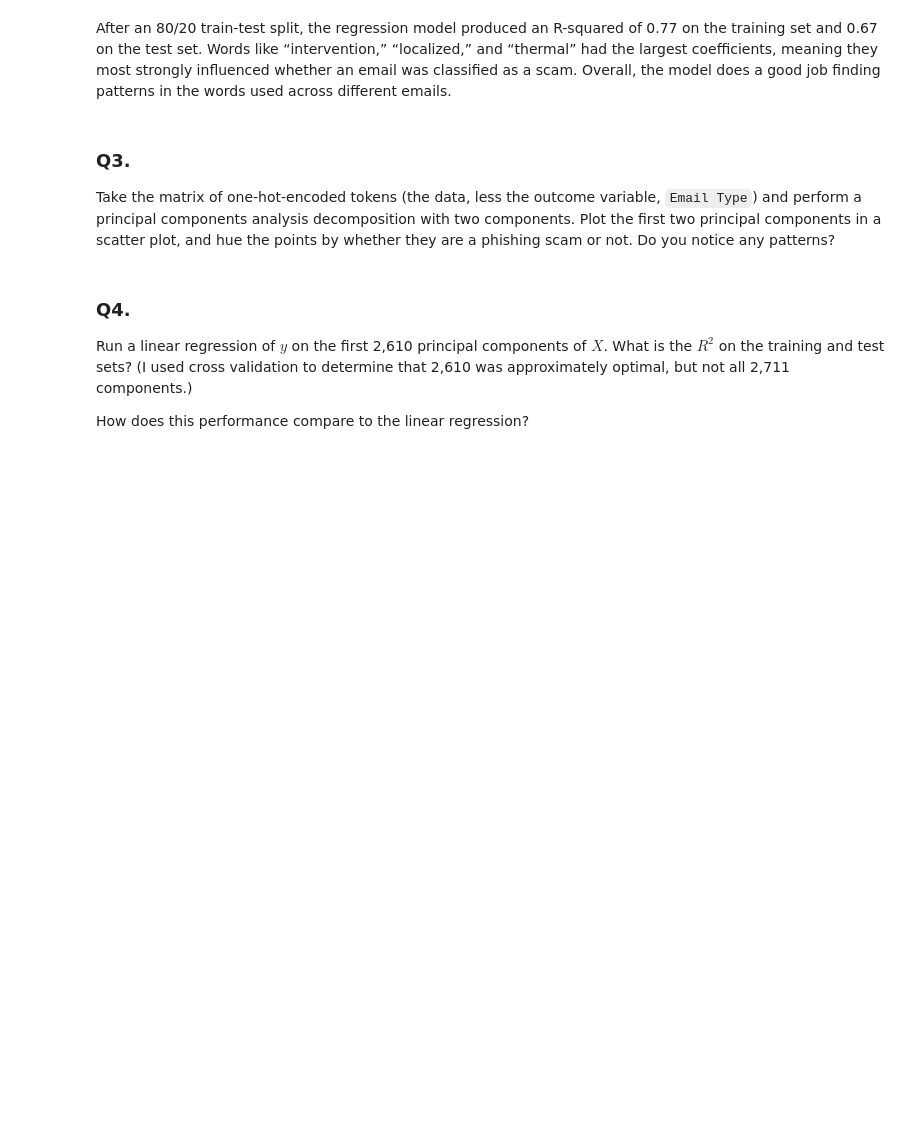
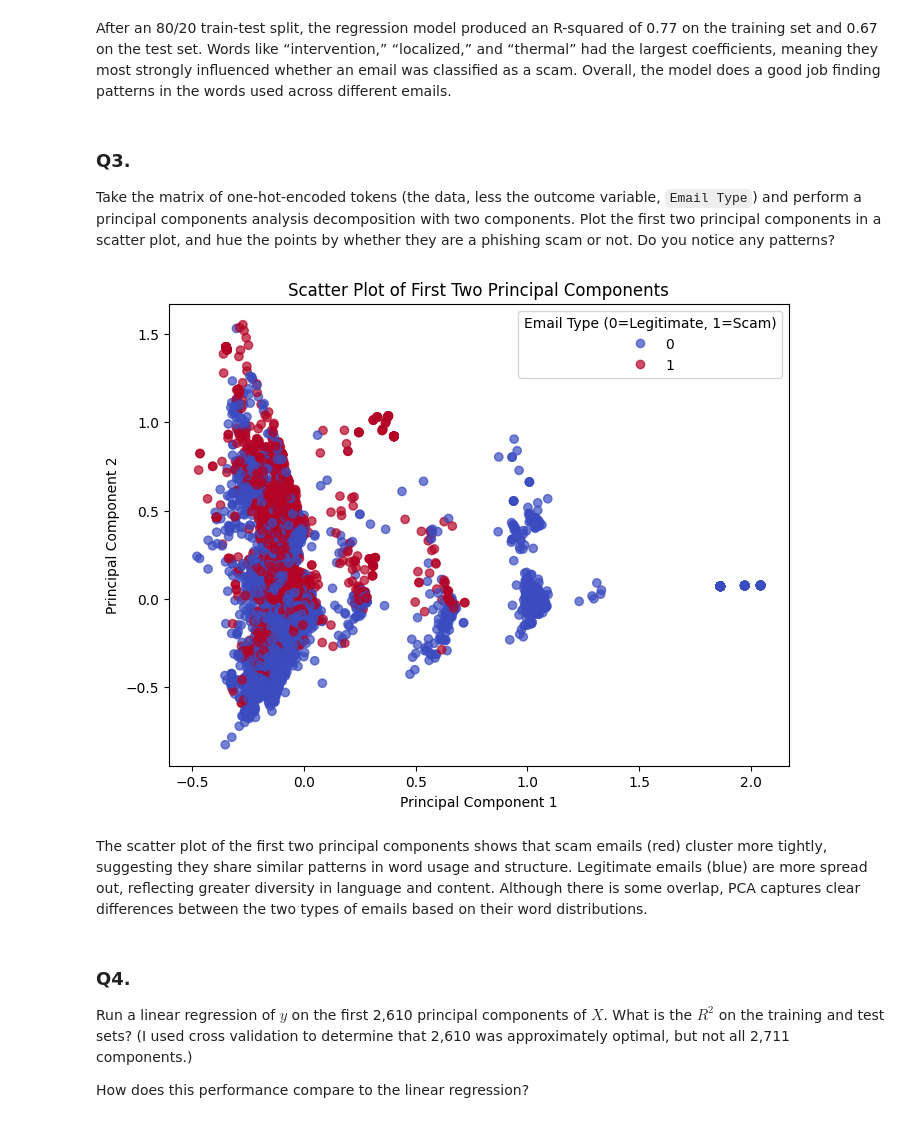
Before and after one commit to emilyfriedman8/pca_assignment, a Jupyter notebook: assignment.ipynb, the cells around one changed output. Drawn from its saved outputs; the diff is of its cells as text; code cells hidden in the pictures; blank space fills up the shorter version.

```diff
--- a/assignment.ipynb
+++ b/assignment.ipynb
@@ -101,6 +101,36 @@ After an 80/20 train-test split, the regression model produced an R-squared of 0
 ### Q3.
 
 Take the matrix of one-hot-encoded tokens (the data, less the outcome variable, `Email Type`) and perform a principal components analysis decomposition with two components. Plot the first two principal components in a scatter plot, and hue the points by whether they are a phishing scam or not. Do you notice any patterns?
+# %%
+from sklearn.decomposition import PCA
+
+def demean(x):
+    xbar = np.mean(x)
+    z = x - xbar
+    return(z)
+
+X_demeaned = X.apply(demean)
+
+pca = PCA(n_components=2, random_state=42)
+X_pca = pca.fit_transform(X_demeaned)
+pca_df = pd.DataFrame({
+    "PC1": X_pca[:, 0],
+    "PC2": X_pca[:, 1],
+    "Email Type": y
+})
+
+plt.figure(figsize=(8,6))
+scatter = plt.scatter(pca_df["PC1"], pca_df["PC2"],
+                      c=pca_df["Email Type"], cmap="coolwarm", alpha=0.7)
+plt.title("Scatter Plot of First Two Principal Components")
+plt.xlabel("Principal Component 1")
+plt.ylabel("Principal Component 2")
+plt.legend(*scatter.legend_elements(), title="Email Type (0=Legitimate, 1=Scam)")
+plt.show()
+# %% [output]
+[figure, added]
+# %% [markdown]
+The scatter plot of the first two principal components shows that scam emails (red) cluster more tightly, suggesting they share similar patterns in word usage and structure. Legitimate emails (blue) are more spread out, reflecting greater diversity in language and content. Although there is some overlap, PCA captures clear differences between the two types of emails based on their word distributions.
 # %% [markdown]
 ### Q4.
 
```
Also changed, not shown: parts of 4 cells of this notebook.
